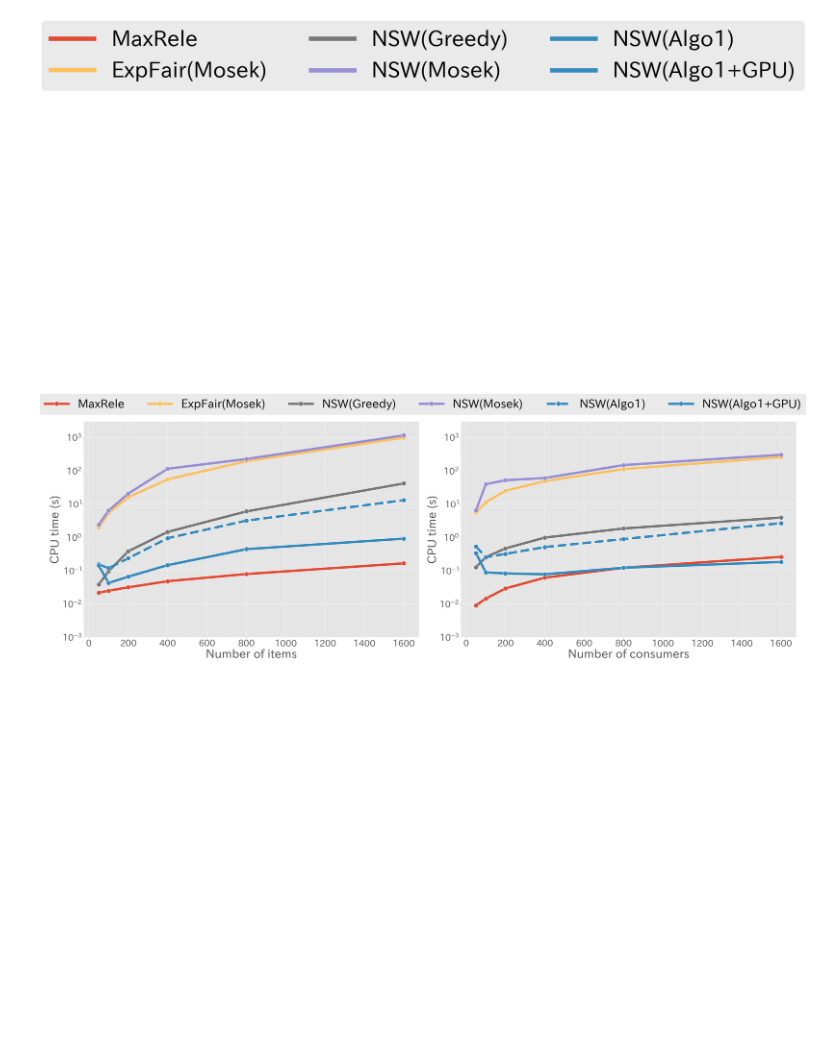
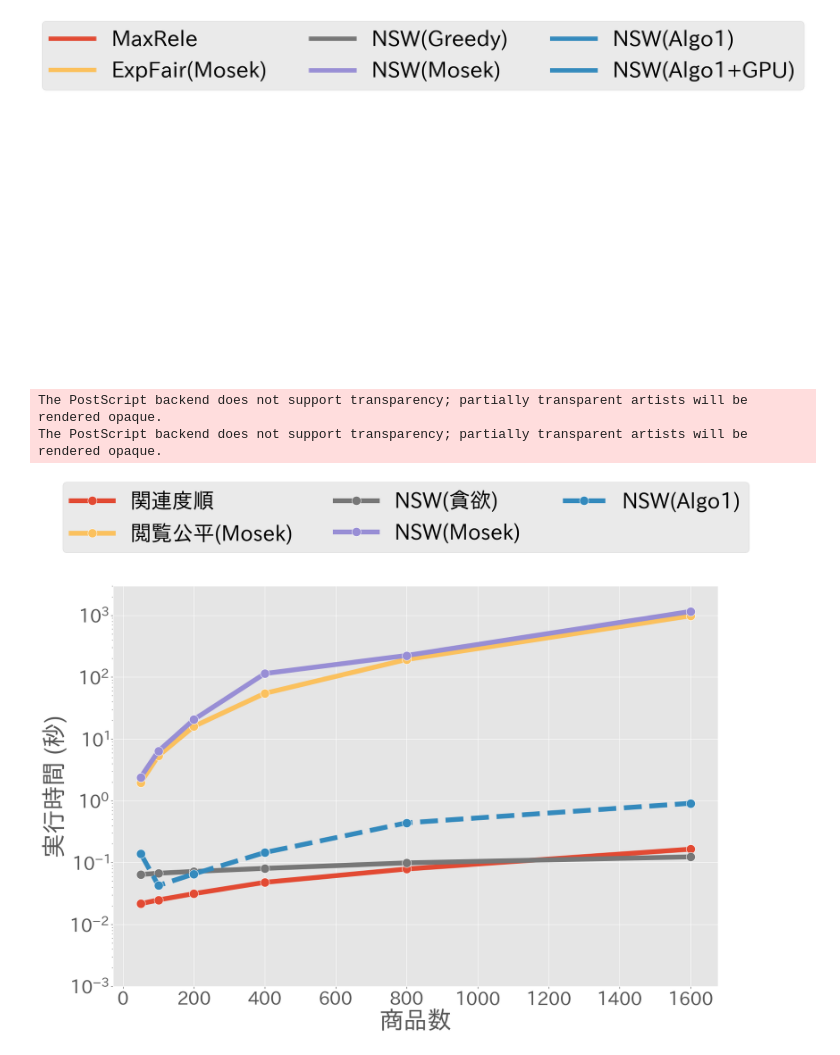
Before and after one commit to tubo213/nsw-with-optimal-transport, a Jupyter notebook: notebook/plot.ipynb, the cells around one changed output. Cells and saved outputs as stored; diff of their text form; code cells hidden in the pictures; blank space fills up the shorter version.

```diff
--- a/notebook/plot.ipynb
+++ b/notebook/plot.ipynb
@@ -264,0 +283,3 @@ plot_metrics_bar(base_size_result)
+# %%
+fig = plot_metrics_bar(base_size_result)
+fig.savefig(OUTPUT_DIR / "artificial_data_eval.eps", bbox_inches="tight")
@@ -286,9 +312,7 @@ def plot_fairness_and_user_utils(
         "pct_item_util_worse",
     ],
 ):
-    ncols = len(metrics)
-    figsize_0 = 45 / 4 * ncols
-    fig, axes = plt.subplots(ncols=ncols, figsize=(figsize_0, 10), tight_layout=True)
+    fig, axes = plt.subplots(2, 2, figsize=(10 * 2, 10 * 2 + 2), tight_layout=True)
     axes: list[Axes] = np.ravel(axes).tolist()
 
     unique_method = result["method"].unique().tolist()
@@ -336,11 +360,13 @@ def plot_fairness_and_user_utils(
         fig.legend(
             handles,
             order,
-            fontsize=50,
+            fontsize=42,
             bbox_to_anchor=(0.5, 1.15),
-            ncol=len(order),
+            ncol=3,
             loc="upper center",
         )
+
+    return fig
 # %%
 # アイテム数を変化させた場合
 varying_item_size_result = load_result(
@@ -428,0 +451,5 @@ plot_fairness_and_user_utils(
+# %%
+fig = plot_fairness_and_user_utils(
+    varying_user_size_result, x="generator_params_n_query", xlabel="商品購入者数"
+)
+fig.savefig(OUTPUT_DIR / "artificial_data_eval_user.eps", bbox_inches="tight")
@@ -622,37 +653,62 @@ plot_only_legend(
 # %% [output]
 [figure]
 # %%
-fig, axes = plt.subplots(1, 2, figsize=(18 * 2, 12))
+# fig, axes = plt.subplots(1, 2, figsize=(18 * 2, 12))
 
-
+fig, axes = plt.subplots(1, 1, figsize=(18, 12))
 plot_exec_time(
     varying_item_size_result,
     x="generator_params_n_doc",
-    xlabel="Number of items",
+    xlabel="商品数",
     legend=True,
-    ax=axes[0],
+    ax=axes,
 )
+handles, legend = axes.get_legend_handles_labels()
+axes.get_legend().remove()
+fig.legend(
+    handles,
+    legend,
+    fontsize=35,
+    bbox_to_anchor=(0.5, 1.10),
+    ncol=3,
+    loc="upper center",
+)
+fig.savefig(OUTPUT_DIR / "exec_time_item.eps", bbox_inches="tight")
 
+fig, axes = plt.subplots(1, 1, figsize=(18, 12))
 plot_exec_time(
     varying_user_size_result,
     x="generator_params_n_query",
-    xlabel="Number of consumers",
-    ax=axes[1],
-    legend=False,
+    xlabel="商品購入者数",
+    ax=axes,
+    legend=True,
 )
-
-# legend
-handles, legend = axes[0].get_legend_handles_labels()
-axes[0].get_legend().remove()
+handles, legend = axes.get_legend_handles_labels()
+axes.get_legend().remove()
 fig.legend(
     handles,
     legend,
-    fontsize=40,
+    fontsize=35,
     bbox_to_anchor=(0.5, 1.10),
-    ncol=6,
+    ncol=3,
     loc="upper center",
 )
+fig.savefig(OUTPUT_DIR / "exec_time_user.eps", bbox_inches="tight")
 
-fig.tight_layout()
+# legend
+# handles, legend = axes[0].get_legend_handles_labels()
+# axes[0].get_legend().remove()
+# fig.legend(
+#     handles,
+#     legend,
+#     fontsize=40,
+#     bbox_to_anchor=(0.5, 1.10),
+#     ncol=6,
+#     loc="upper center",
+# )
+
+# fig.tight_layout()
 # %% [output]
+The PostScript backend does not support transparency; partially transparent artists will be rendered opaque.
+The PostScript backend does not support transparency; partially transparent artists will be rendered opaque.
-[figure, old version]
+[figure, new version]
```
Also changed, not shown: parts of 18 cells of this notebook.
